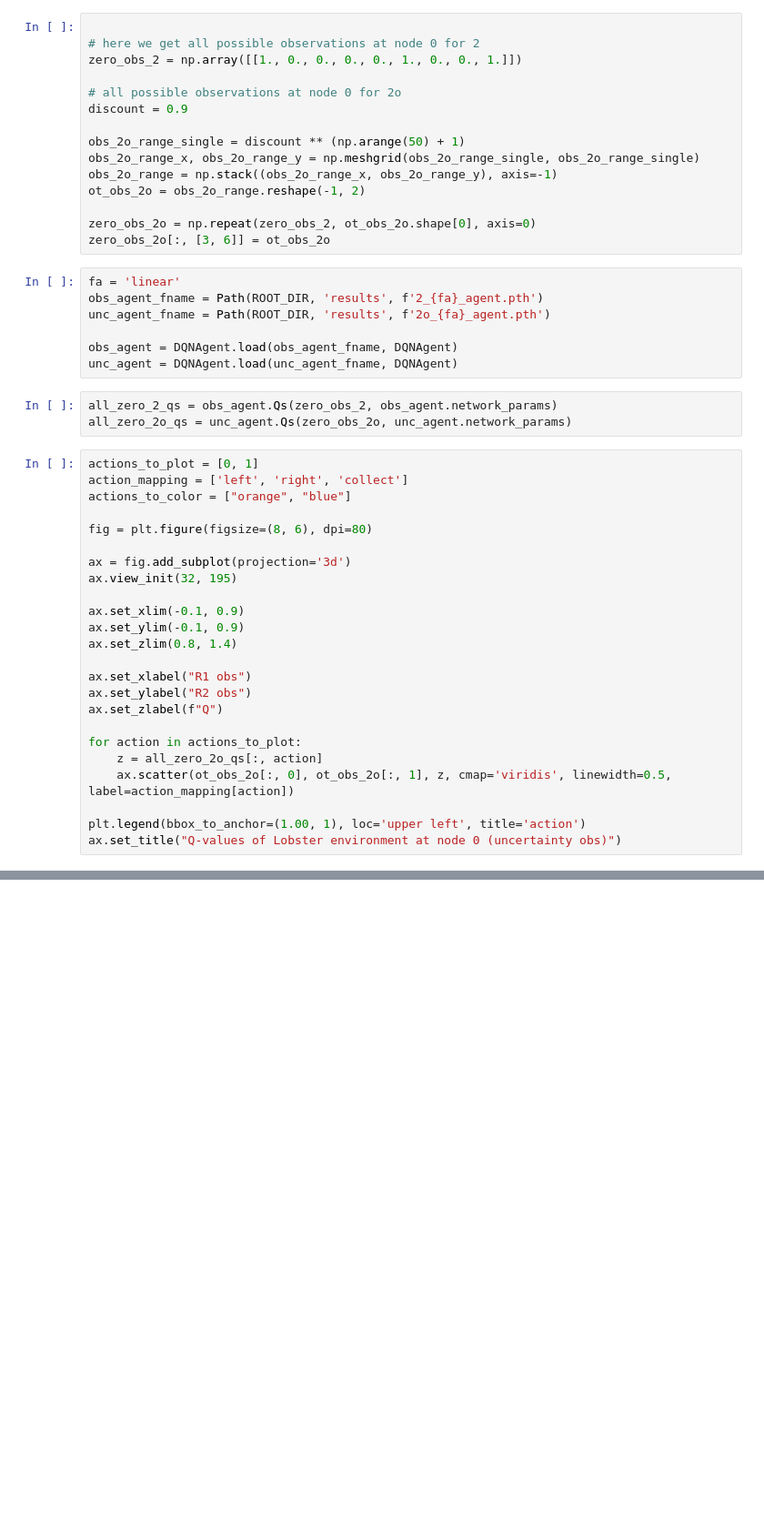
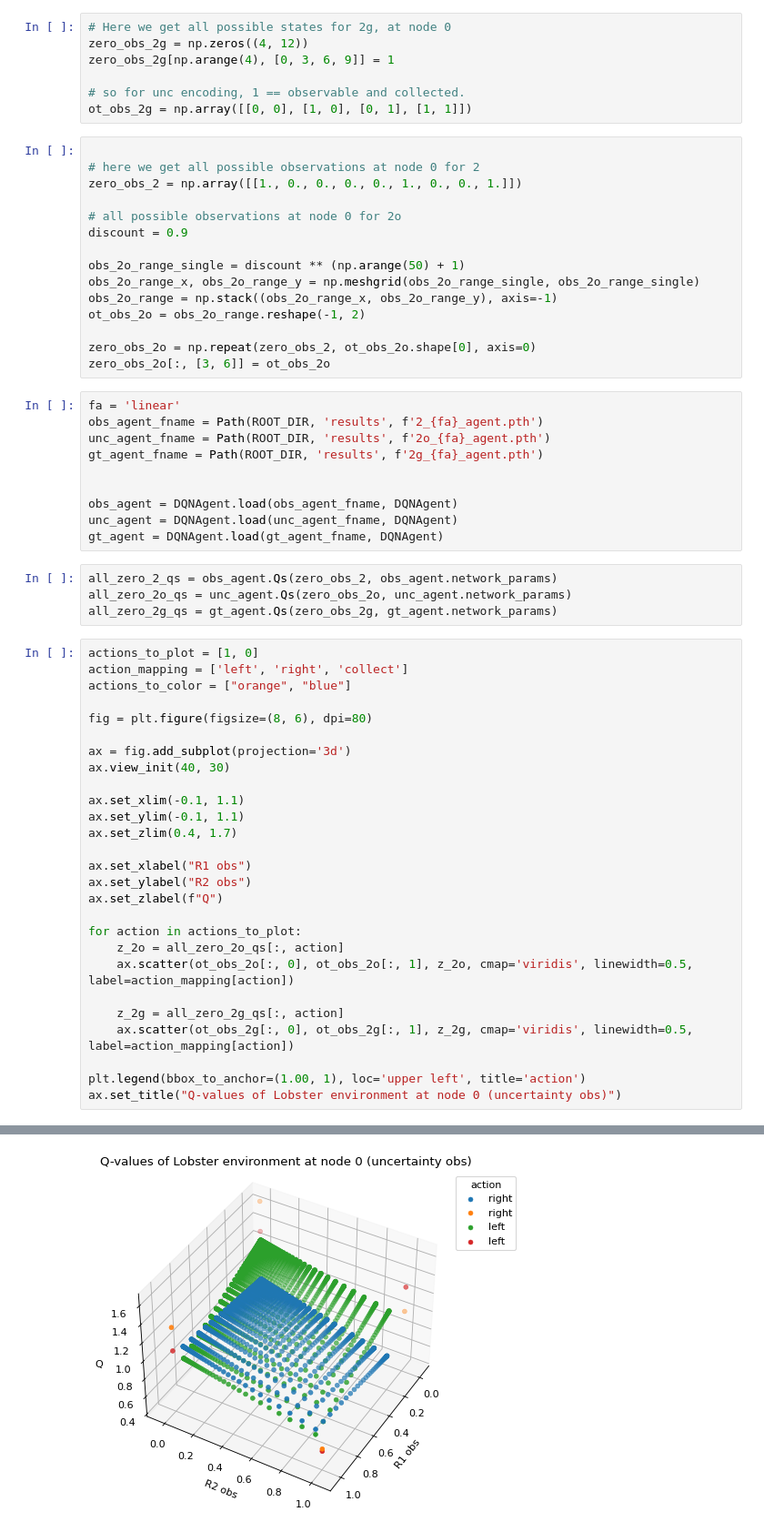
Before and after one commit to taodav/aux-inputs, a Jupyter notebook: analysis/lobster_visualization.ipynb, the cells around one changed output, grey strips where cells are left out. Shown at 91% size. Saved outputs shown, nothing was run; the diff lists cells and outputs as text; blank space fills up the shorter version.

```diff
--- a/analysis/lobster_visualization.ipynb
+++ b/analysis/lobster_visualization.ipynb
@@ -99,6 +99,13 @@ ax.set_zlabel(f"time step")
 
 plt.legend(bbox_to_anchor=(1.00, 1), loc='upper left', title='action')
 ax.set_title("Q-values of Lobster environment at node 0 (uncertainty obs)")
+# %%
+# Here we get all possible states for 2g, at node 0
+zero_obs_2g = np.zeros((4, 12))
+zero_obs_2g[np.arange(4), [0, 3, 6, 9]] = 1
+
+# so for unc encoding, 1 == observable and collected.
+ot_obs_2g = np.array([[0, 0], [1, 0], [0, 1], [1, 1]])
 # %%
 
 # here we get all possible observations at node 0 for 2
@@ -118,33 +125,41 @@ zero_obs_2o[:, [3, 6]] = ot_obs_2o
 fa = 'linear'
 obs_agent_fname = Path(ROOT_DIR, 'results', f'2_{fa}_agent.pth')
 unc_agent_fname = Path(ROOT_DIR, 'results', f'2o_{fa}_agent.pth')
+gt_agent_fname = Path(ROOT_DIR, 'results', f'2g_{fa}_agent.pth')
+
 
 obs_agent = DQNAgent.load(obs_agent_fname, DQNAgent)
 unc_agent = DQNAgent.load(unc_agent_fname, DQNAgent)
+gt_agent = DQNAgent.load(gt_agent_fname, DQNAgent)
 # %%
 all_zero_2_qs = obs_agent.Qs(zero_obs_2, obs_agent.network_params)
 all_zero_2o_qs = unc_agent.Qs(zero_obs_2o, unc_agent.network_params)
+all_zero_2g_qs = gt_agent.Qs(zero_obs_2g, gt_agent.network_params)
 # %%
-actions_to_plot = [0, 1]
+actions_to_plot = [1, 0]
 action_mapping = ['left', 'right', 'collect']
 actions_to_color = ["orange", "blue"]
 
 fig = plt.figure(figsize=(8, 6), dpi=80)
 
 ax = fig.add_subplot(projection='3d')
-ax.view_init(32, 195)
+ax.view_init(40, 30)
 
-ax.set_xlim(-0.1, 0.9)
-ax.set_ylim(-0.1, 0.9)
-ax.set_zlim(0.8, 1.4)
+ax.set_xlim(-0.1, 1.1)
+ax.set_ylim(-0.1, 1.1)
+ax.set_zlim(0.4, 1.7)
 
 ax.set_xlabel("R1 obs")
 ax.set_ylabel("R2 obs")
 ax.set_zlabel(f"Q")
 
 for action in actions_to_plot:
-    z = all_zero_2o_qs[:, action]
-    ax.scatter(ot_obs_2o[:, 0], ot_obs_2o[:, 1], z, cmap='viridis', linewidth=0.5, label=action_mapping[action])
+    z_2o = all_zero_2o_qs[:, action]
+    ax.scatter(ot_obs_2o[:, 0], ot_obs_2o[:, 1], z_2o, cmap='viridis', linewidth=0.5, label=action_mapping[action])
+
+    z_2g = all_zero_2g_qs[:, action]
+    ax.scatter(ot_obs_2g[:, 0], ot_obs_2g[:, 1], z_2g, cmap='viridis', linewidth=0.5, label=action_mapping[action])
 
 plt.legend(bbox_to_anchor=(1.00, 1), loc='upper left', title='action')
 ax.set_title("Q-values of Lobster environment at node 0 (uncertainty obs)")
+# %% [output]
@@ -150,0 +167 @@ ax.set_title("Q-values of Lobster environment at node 0 (uncertainty obs)")
+[figure, added]
```
Also changed, not shown: parts of 3 cells of this notebook, 4 other files.
